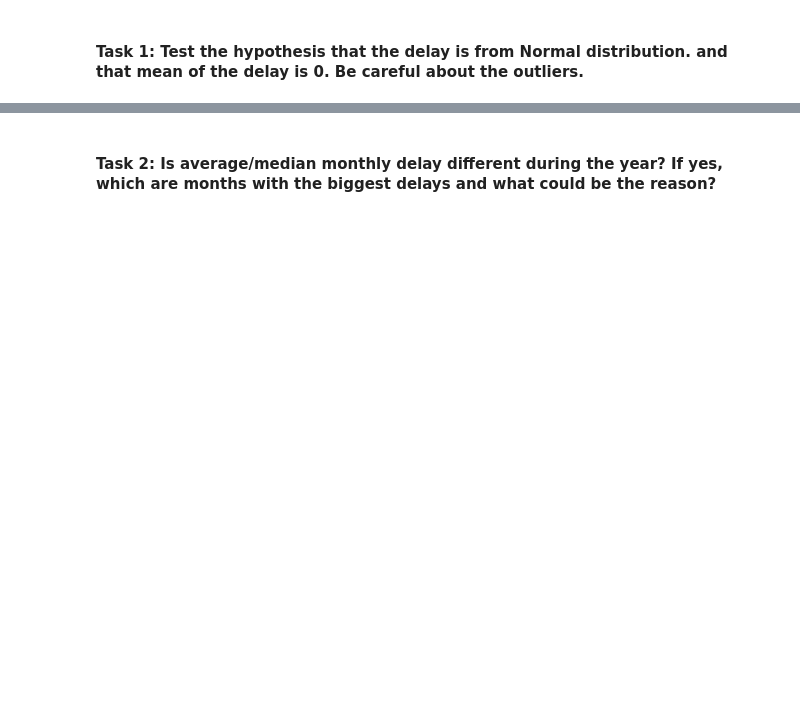
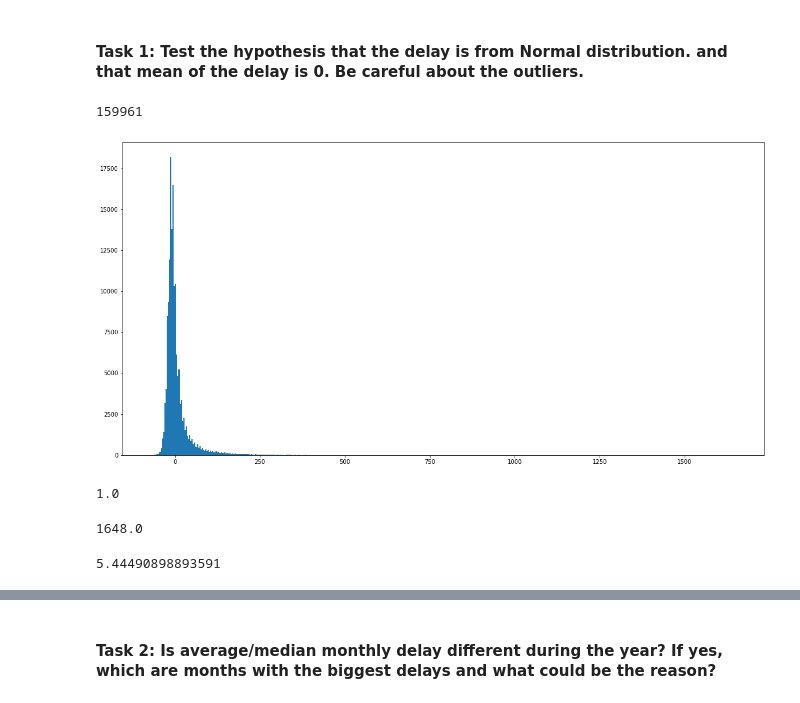
Before and after one commit to Noah2252/Lighthouse-Lab-Midterm-Project, a Jupyter notebook: exploratory_analysis.ipynb, the cells around one changed output, grey strips where cells are left out. Saved outputs shown, nothing was run; the diff lists cells and outputs as text; code cells hidden in the pictures; blank space fills up the shorter version.

```diff
--- a/exploratory_analysis.ipynb
+++ b/exploratory_analysis.ipynb
@@ -7,0 +15,6 @@ We shouldn't limit our EDA to these 10 questions. Let's be creative :).
+# %%
+flights_1 = pd.read_csv('data/flights_1%.csv')
+fuel_consumption = pd.read_csv('data/fuel_consumption.csv')
+passengers_10 = pd.read_csv('data/passengers_10%.csv')
+test = pd.read_csv('data/test.csv')
+pd.set_option('display.max_columns', None)
@@ -8,2 +57,18 @@ We shouldn't limit our EDA to these 10 questions. Let's be creative :).
 # %% [markdown]
 #### **Task 1**: Test the hypothesis that the delay is from Normal distribution. and that **mean** of the delay is 0. Be careful about the outliers.
+# %%
+delay = flights_1.arr_delay
+# %%
+len(delay)
+# %% [output]
+159961
+# %%
+plt.figure(figsize=(20,10))
+plt.hist(delay, bins = 500)
+plt.show()
+# %% [output]
+[figure, added]
+# %%
+ stats.shapiro(delay).pvalue
+# %% [output]
+1.0
@@ -9,0 +77,4 @@ We shouldn't limit our EDA to these 10 questions. Let's be creative :).
+# %%
+delay.max()
+# %% [output]
+1648.0
@@ -9,0 +84,4 @@ We shouldn't limit our EDA to these 10 questions. Let's be creative :).
+# %%
+delay.mean()
+# %% [output]
+5.44490898893591
```
Also changed, not shown: parts of 24 cells of this notebook.
